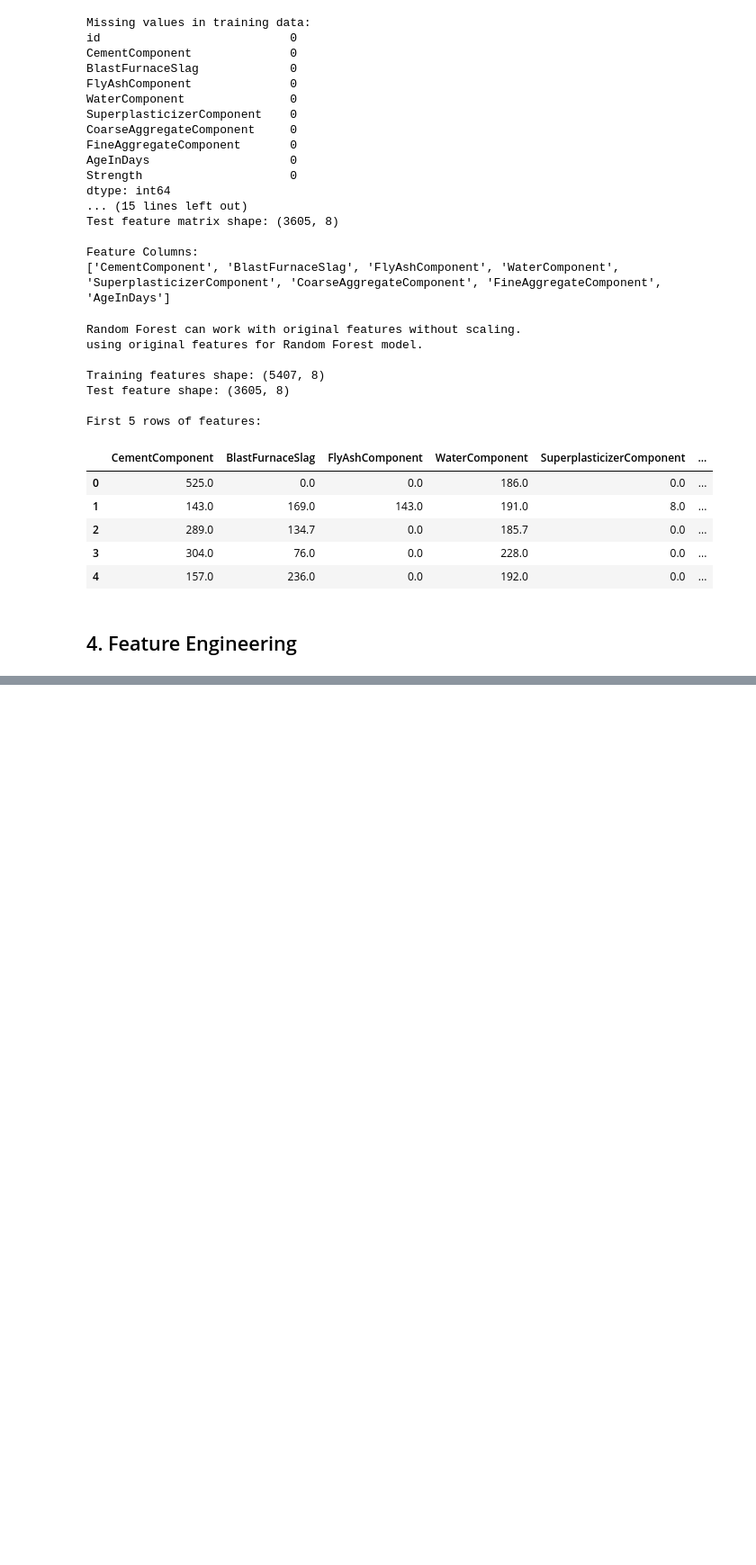
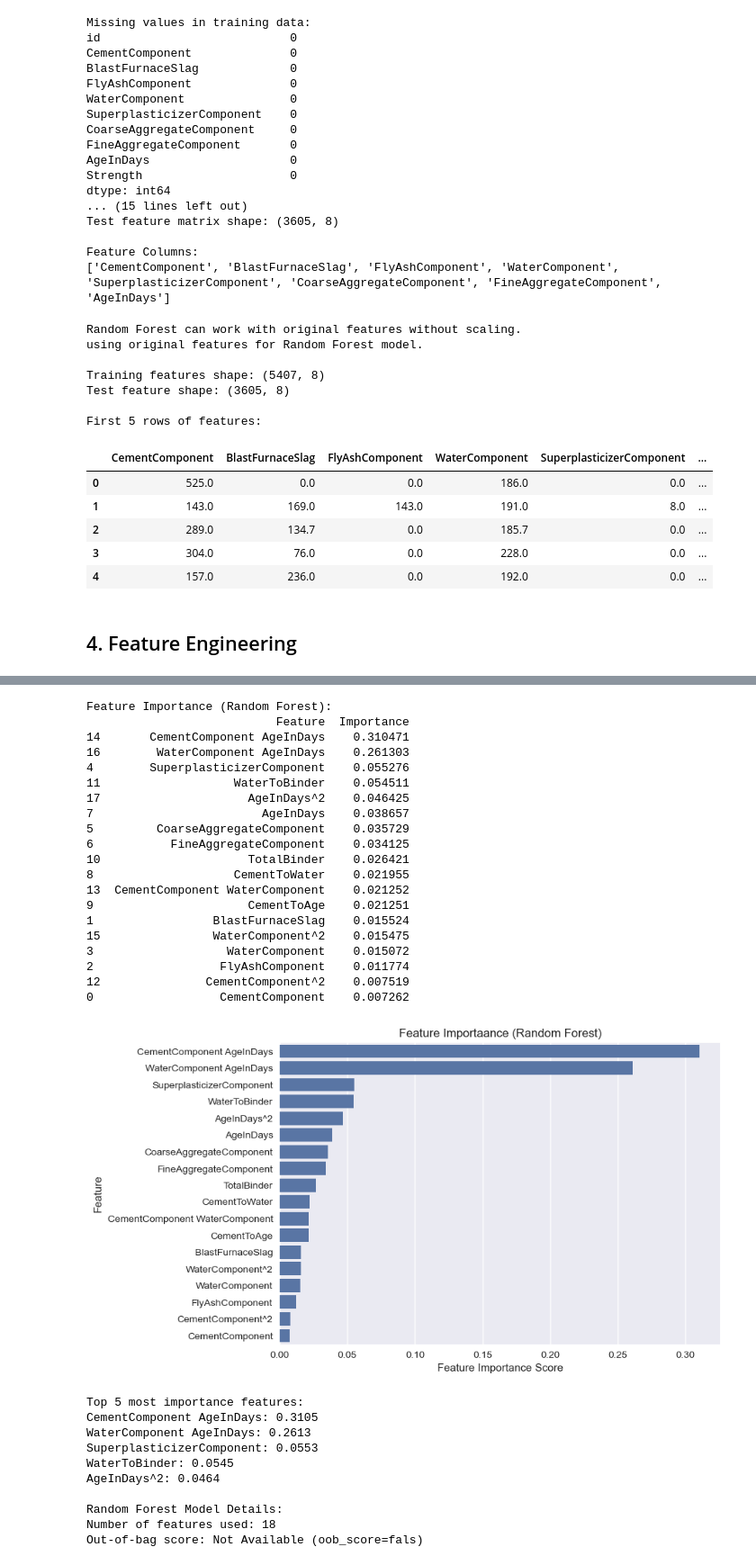
Before and after one commit to AaryanGotad/ml-practice, a Jupyter notebook: MLPlayground/rf_aaryan.ipynb, the cells around one changed output, grey strips where cells are left out. Shown at 90% size. Saved outputs shown, nothing was run; the diff lists cells and outputs as text; code cells hidden in the pictures; blank space fills up the shorter version.

Commit message:
made some progress writing the model

```diff
--- a/MLPlayground/rf_aaryan.ipynb
+++ b/MLPlayground/rf_aaryan.ipynb
@@ -209,0 +261,4 @@ Validation set percentage: 20.01%
+# %%
+# Fitting the RandomizedSearchCV to find the best parameters
+print("Training the RF model with RandomizedSearchCV for finding the best parameters....")
+rf_random.fit(X_train, y_train)
@@ -209,0 +380,58 @@ Validation set percentage: 20.01%
+# %%
+# Feature importance from Random Forest
+feature_importance = pd.DataFrame({
+    'Feature': X_final.columns,
+    'Importance': rf_random.best_estimator_.feature_importances_
+}).sort_values('Importance', ascending=False)
+
+print("Feature Importance (Random Forest):")
+print(feature_importance)
+
+# Plot feature importance
+plt.Figure(figsize=(10, 6))
+sns.barplot(data=feature_importance, x='Importance', y='Feature')
+plt.title('Feature Importaance (Random Forest)')
+plt.xlabel('Feature Importance Score')
+plt.show()
+
+# Show top 5 most important features
+print(f"\nTop 5 most importance features:")
+for i, row in feature_importance.head().iterrows():
+    print(f"{row['Feature']}: {row['Importance']:.4f}")
+
+# Additional Random Forest specific metrics
+print(f"\nRandom Forest Model Details:")
+print(f"Number of features used: {rf_random.best_estimator_.n_features_in_}")
+print(f"Out-of-bag score: {rf_random.best_estimator_.oob_score_ if hasattr(rf_random.best_estimator_, 'oob_score_') else 'Not Available (oob_score=fals)'}")
+# %% [output]
+Feature Importance (Random Forest):
+                           Feature  Importance
+14       CementComponent AgeInDays    0.310471
+16        WaterComponent AgeInDays    0.261303
+4        SuperplasticizerComponent    0.055276
+11                   WaterToBinder    0.054511
+17                     AgeInDays^2    0.046425
+7                        AgeInDays    0.038657
+5         CoarseAggregateComponent    0.035729
+6           FineAggregateComponent    0.034125
+10                     TotalBinder    0.026421
+8                    CementToWater    0.021955
+13  CementComponent WaterComponent    0.021252
+9                      CementToAge    0.021251
+1                 BlastFurnaceSlag    0.015524
+15                WaterComponent^2    0.015475
+3                   WaterComponent    0.015072
+2                  FlyAshComponent    0.011774
+12               CementComponent^2    0.007519
+0                  CementComponent    0.007262
+[figure, added]
+Top 5 most importance features:
+CementComponent AgeInDays: 0.3105
+WaterComponent AgeInDays: 0.2613
+SuperplasticizerComponent: 0.0553
+WaterToBinder: 0.0545
+AgeInDays^2: 0.0464
+
+Random Forest Model Details:
+Number of features used: 18
+Out-of-bag score: Not Available (oob_score=fals)
```
Also changed, not shown: parts of 19 cells of this notebook.
